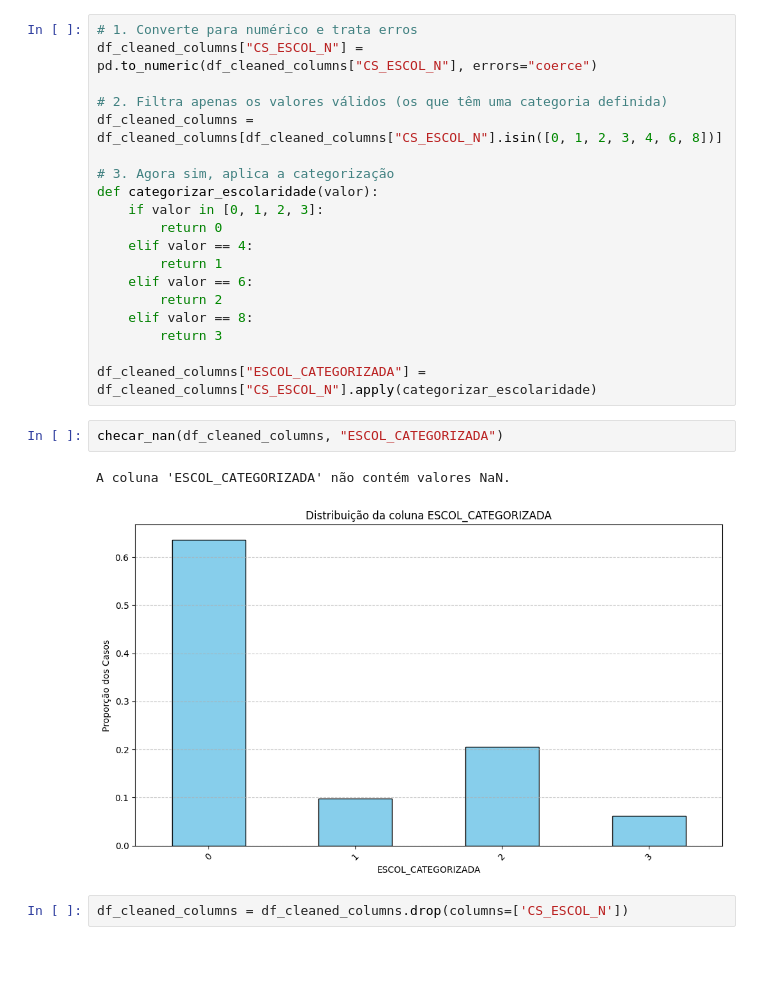
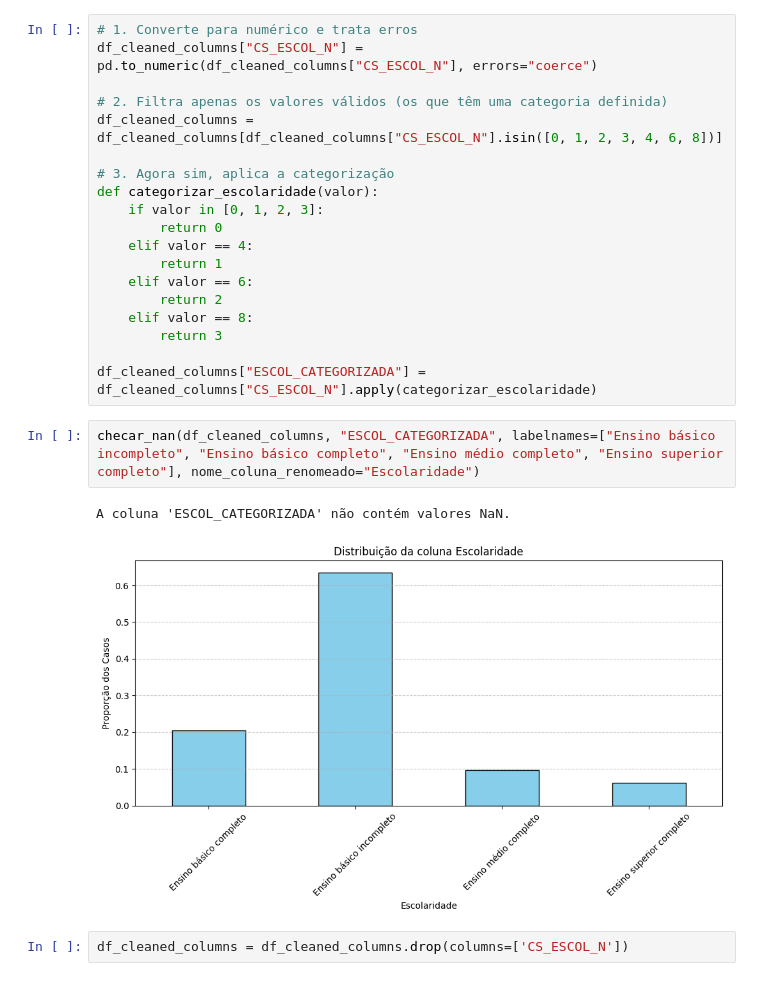
Before and after one commit to FreitasVarejo/MC853-Project, a Jupyter notebook: lab01/notebook.ipynb, the cells around one changed output. Drawn from its saved outputs; the diff is of its cells as text.

```diff
--- a/lab01/notebook.ipynb
+++ b/lab01/notebook.ipynb
@@ -662,11 +664,11 @@ def categorizar_escolaridade(valor):
         return 3
 
 df_cleaned_columns["ESCOL_CATEGORIZADA"] = df_cleaned_columns["CS_ESCOL_N"].apply(categorizar_escolaridade)
-# %%
-checar_nan(df_cleaned_columns, "ESCOL_CATEGORIZADA")
-# %% [output]
-A coluna 'ESCOL_CATEGORIZADA' não contém valores NaN.
-[figure, removed]
+# %%
+checar_nan(df_cleaned_columns, "ESCOL_CATEGORIZADA", labelnames=["Ensino básico incompleto", "Ensino básico completo", "Ensino médio completo", "Ensino superior completo"], nome_coluna_renomeado="Escolaridade")
+# %% [output]
+A coluna 'ESCOL_CATEGORIZADA' não contém valores NaN.
+[figure, added]
 # %%
 df_cleaned_columns = df_cleaned_columns.drop(columns=['CS_ESCOL_N'])
 # %% [markdown]
```
Also changed, not shown: parts of 11 cells of this notebook, 3 other files.
